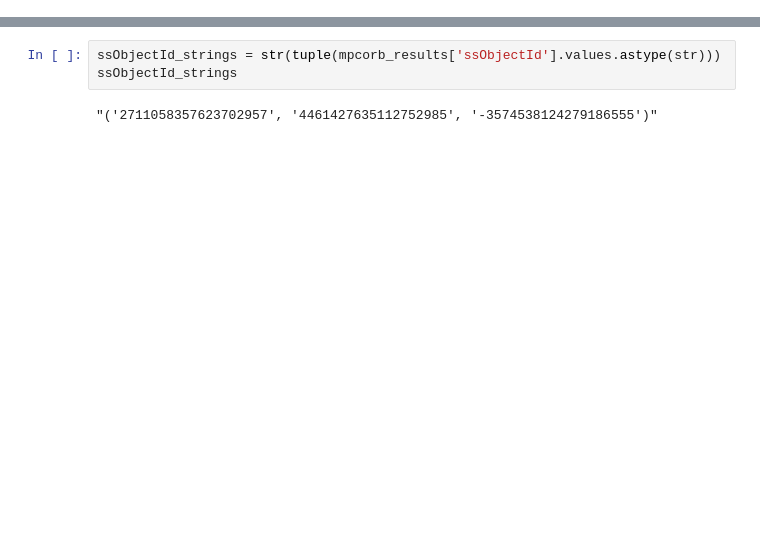
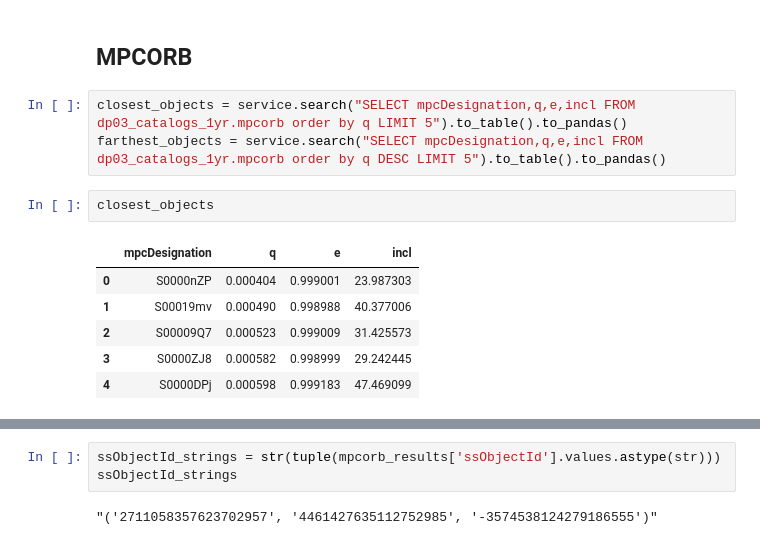
Before and after one commit to rubin-dp0/delegate-contributions-dp03, a Jupyter notebook: ephemerides_investigation/DP0.3 Tutorial Investigation.ipynb, the cells around one changed output, grey strips where cells are left out. Cells and saved outputs as stored; diff of their text form; blank space fills up the shorter version.

```diff
--- a/ephemerides_investigation/DP0.3 Tutorial Investigation.ipynb
+++ b/ephemerides_investigation/DP0.3 Tutorial Investigation.ipynb
@@ -19,0 +72,14 @@ from astroquery.jplhorizons import Horizons
+# %% [markdown]
+## MPCORB
+# %%
+closest_objects = service.search("SELECT mpcDesignation,q,e,incl FROM dp03_catalogs_1yr.mpcorb order by q LIMIT 5").to_table().to_pandas()
+farthest_objects = service.search("SELECT mpcDesignation,q,e,incl FROM dp03_catalogs_1yr.mpcorb order by q DESC LIMIT 5").to_table().to_pandas()
+# %%
+closest_objects
+# %% [output]
+|  | mpcDesignation | q | e | incl |
+| 0 | S0000nZP | 0.000404 | 0.999001 | 23.987303 |
+| 1 | S00019mv | 0.000490 | 0.998988 | 40.377006 |
+| 2 | S00009Q7 | 0.000523 | 0.999009 | 31.425573 |
+| 3 | S0000ZJ8 | 0.000582 | 0.998999 | 29.242445 |
+| 4 | S0000DPj | 0.000598 | 0.999183 | 47.469099 |
```
Also changed, not shown: parts of 32 cells of this notebook.
